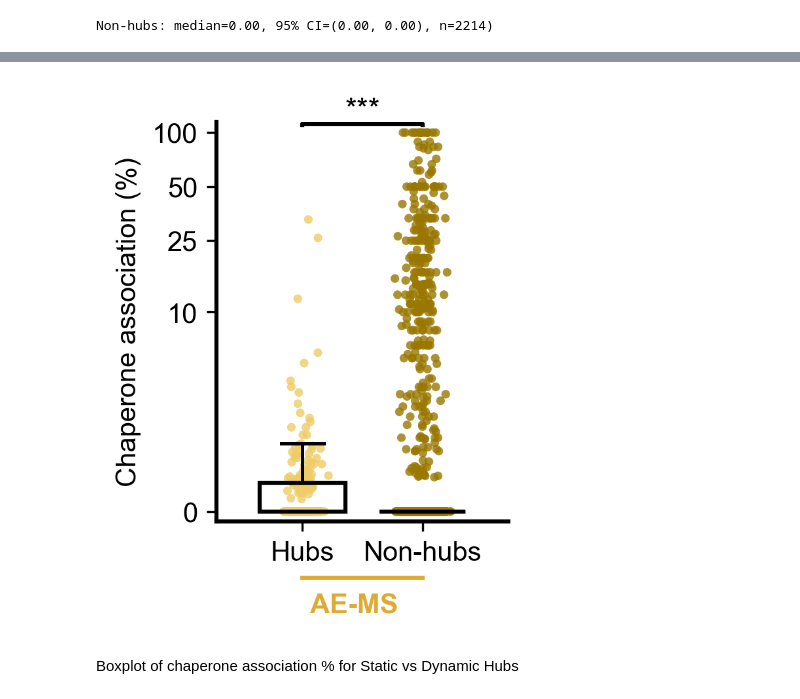
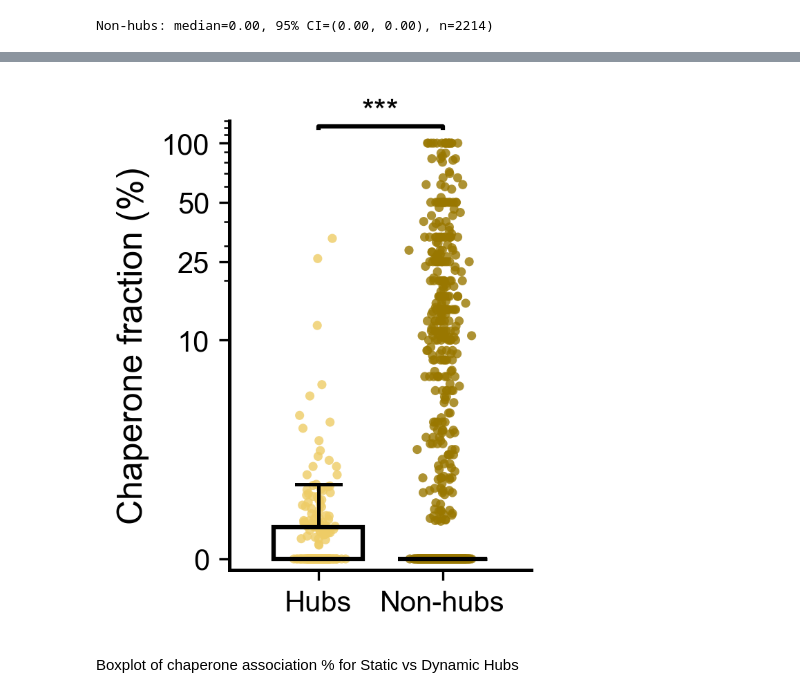
Before and after one commit to NCEMS/energetic-origins-of-PPI-connectivity, a Jupyter notebook: analysis-notebooks/from-muskan/FIGURE-6-v2.ipynb, the cells around one changed output, grey strips where cells are left out. Saved outputs shown, nothing was run; the diff lists cells and outputs as text; code cells hidden in the pictures.

```diff
--- a/analysis-notebooks/from-muskan/FIGURE-6-v2.ipynb
+++ b/analysis-notebooks/from-muskan/FIGURE-6-v2.ipynb
@@ -233,16 +234,6 @@ U = 317619.50, p = 2.212e-08
 Hubs median: 0.3253968253968254
 Nonhubs median: 0.14588979223125564
 # %%
-#####SHOULD ADD MINOR TICKS WHERE SYMLOG SCALE STARTS
-
-
-
-
-
-
-
-
-
 def add_bracket_with_text(ax, x1, x2, y, text):
     y_top = y + 1.5
     ax.plot(
@@ -262,7 +253,7 @@ def add_bracket_with_text(ax, x1, x2, y, text):
         zorder=4,
     )
 
-fig, ax = plt.subplots(figsize=(2.3, 3))
+fig, ax = plt.subplots(figsize=(2.3, 2.8))
 
 group_vals   = [hub_frac, nonhub_frac]
 group_colors = [MS_COLOR_LIGHT, MS_COLOR_DARK]
@@ -303,62 +294,64 @@ for element in ["whiskers", "caps", "medians"]:
         line.set_linewidth(1.2)
         line.set_zorder(3)
 
-ax.set_ylabel("Chaperone association (%)")
+ax.set_ylabel("Chaperone fraction (%)", fontsize=12)
 #ax.set_title("Degree Centrality")
 
 ax.spines["top"].set_visible(False)
 ax.spines["right"].set_visible(False)
-ax.spines["left"].set_linewidth(1.5)
-ax.spines["bottom"].set_linewidth(1.5)
+ax.spines["left"].set_linewidth(1.2)
+ax.spines["bottom"].set_linewidth(1.2)
 
 # --- Axes styling ---
 ax.set_yscale('symlog', linthresh=10)
 ax.set_ylim(-0.1, max(hub_frac.max(), nonhub_frac.max()) + 0.15)
 y_min = -0.5
-y_max = 115
+y_max = 130
 ax.set_ylim(y_min, y_max)
-
+ax.get_yaxis().set_major_formatter(plt.ScalarFormatter())
+#ax.minorticks_on()
+ax.yaxis.set_minor_locator(AutoMinorLocator(1))
 
 # Significance bracket slightly above the highest data point
 #bracket_y = max(hub_frac.max(), nonhub_frac.max()) + 0.5
-bracket_y = 110
+bracket_y = 120
 
 # Custom y-axis ticks
 yticks = [0, 10, 25, 50, 100]
 ax.set_yticks(yticks)
 #ax.set_yticklabels([f"{y:.1f}" for y in yticks], fontsize=10)
 ax.set_yticklabels([f"{int(y)}" for y in yticks], fontsize=10)
 
 # Draw bracket
 add_bracket_with_text(ax, positions[0], positions[1], bracket_y, "***")
 
 # Horizontal line
 trans = ax.get_xaxis_transform()
 
-ax.plot(
-    [1.0, 1.7], [-0.14, -0.14],
-    transform=trans,
-    clip_on=False,
-    color=MS_COLOR,
-    lw=1.5,
-)
+#ax.plot(
+#    [1.0, 1.7], [-0.14, -0.14],
+#    transform=trans,
+#    clip_on=False,
+#    color=MS_COLOR,
+#    lw=1.5,
+#)
 
-ax.text(
-    1.3, -0.18, "AE-MS",
-    transform=trans,
-    ha="center",
-    va="top",
-    fontsize=10,
-    fontweight="bold",
-    color=MS_COLOR,
-)
+#ax.text(
+#    1.3, -0.18, "AE-MS",
+#    transform=trans,
+#    ha="center",
+#    va="top",
+#    fontsize=10,
+#    fontweight="bold",
+#    color=MS_COLOR,
+#)
 
 plt.xticks(fontsize=10)
 plt.tight_layout()
 plt.savefig(f"{OUT_PATH}6a-1.svg")
 plt.show()
 # %% [output]
-[figure, old version]
+[figure, new version]
 # %% [markdown]
 Boxplot of chaperone association % for Static vs Dynamic Hubs
 # %%
```
Also changed, not shown: parts of 24 cells of this notebook, 20 other files.
